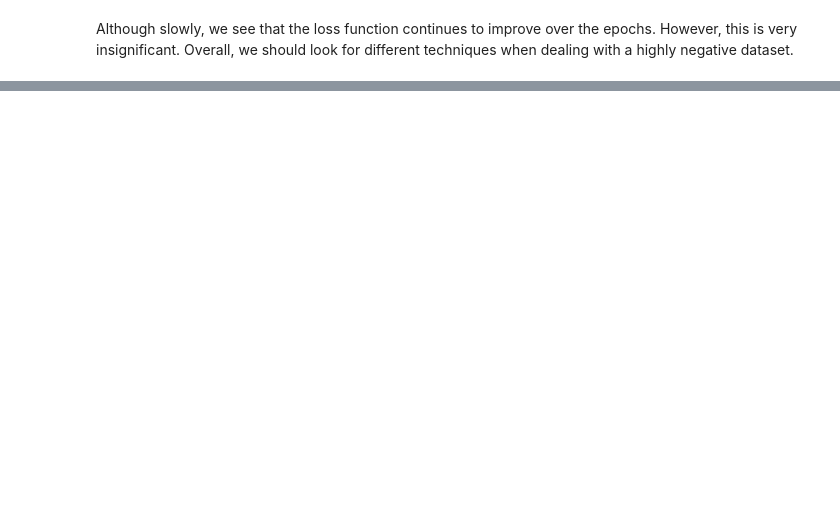
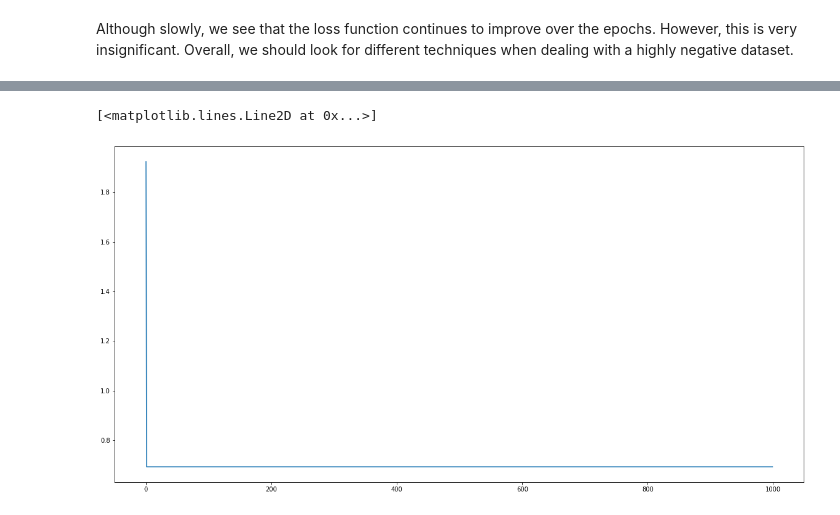
Before and after one commit to cjwbrandon/Deep-Learning-Fundamentals, a Jupyter notebook: fundamentals/Fundamentals 2 - Activation Functions and their Limitations.ipynb, the cells around one changed output, grey strips where cells are left out. Drawn from its saved outputs; the diff is of its cells as text; code cells hidden in the pictures; blank space fills up the shorter version.

```diff
--- a/fundamentals/Fundamentals 2 - Activation Functions and their Limitations.ipynb
+++ b/fundamentals/Fundamentals 2 - Activation Functions and their Limitations.ipynb
@@ -687,0 +718,33 @@ Although slowly, we see that the loss function continues to improve over the epo
+# %%
+# convert all to negative values
+temp_x = x - x.max() - 100
+
+# Network Architecture
+selu_model = nn.Sequential(
+    nn.Linear(2,2),
+    nn.SELU()
+)
+
+# loss function - CrossEntropy, optimiser - SGD
+criterion = nn.CrossEntropyLoss()
+optimiser = optim.SGD(selu_model.parameters(), lr=0.1)
+
+# Training the model
+epochs = 1000
+loss = []
+
+for e in range(epochs):
+    optimiser.zero_grad() # zero gradients
+
+    output = selu_model.forward(temp_x) # forward prop
+    running_loss = criterion(output, y) # calculate loss
+    loss.append(running_loss.item()) # store loss
+    running_loss.backward() # back prop
+    optimiser.step() #  update weights
+
+    if e % 10 == 0:
+        print('{}/{} --- Loss: {}'.format(e+1, epochs, running_loss))
+
+plt.figure(figsize=[20,10])
+plt.plot(range(epochs), loss)
+# %% [output]
@@ -687,0 +768,2 @@ Although slowly, we see that the loss function continues to improve over the epo
+[<matplotlib.lines.Line2D at 0x...>]
+[figure, added]
```
Also changed, not shown: parts of 30 cells of this notebook, 2 other files.
